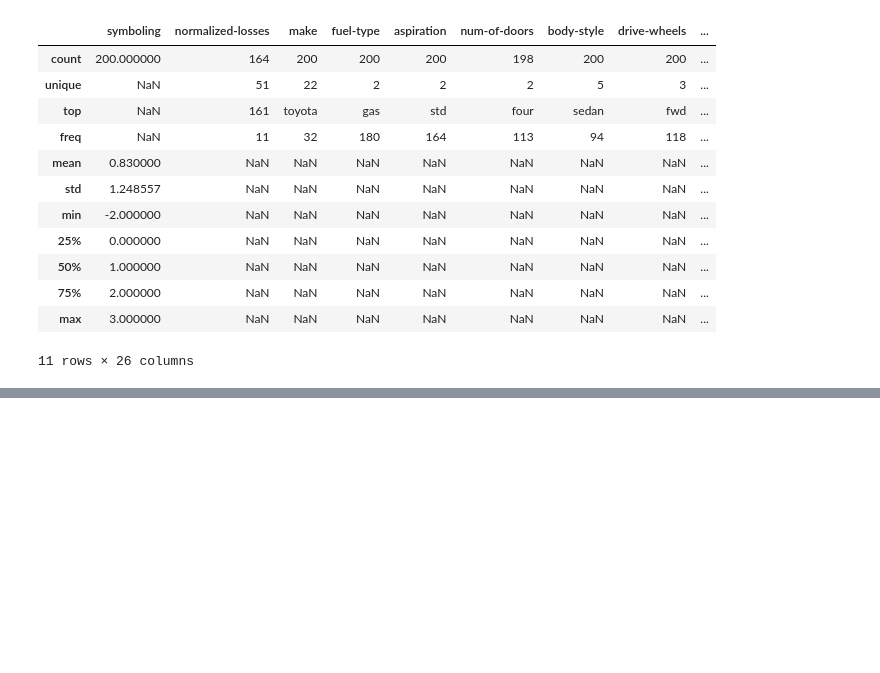
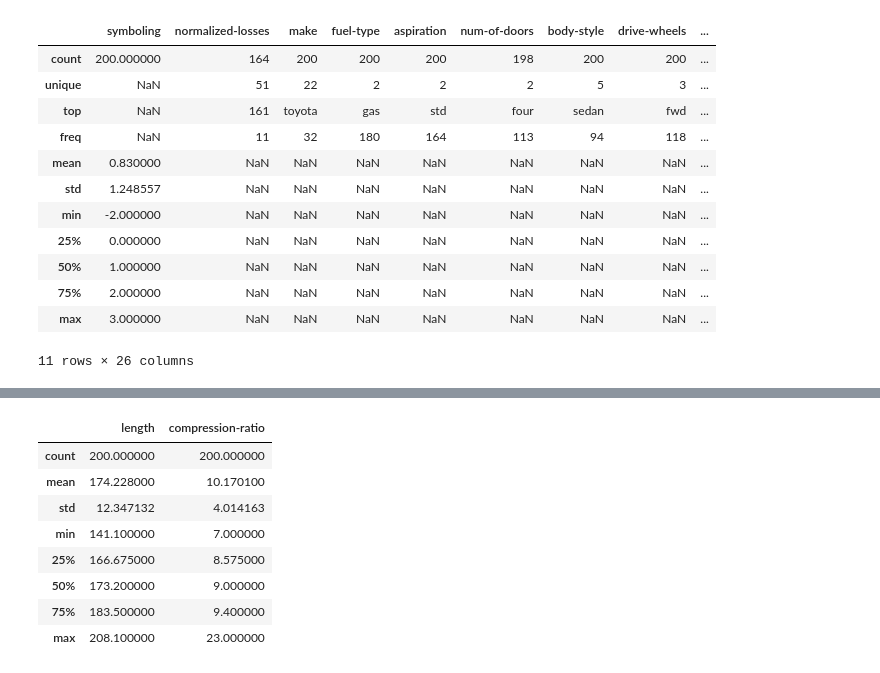
Before and after one commit to YonInsights/Project-8, a Jupyter notebook: Project.8.ipynb, the cells around one changed output, grey strips where cells are left out. Drawn from its saved outputs; the diff is of its cells as text; code cells hidden in the pictures; blank space fills up the shorter version.

```diff
--- a/Project.8.ipynb
+++ b/Project.8.ipynb
@@ -150,0 +163,12 @@ df.describe(include='all')
+# %%
+df[['length', 'compression-ratio']].describe()
+# %% [output]
+|  | length | compression-ratio |
+| count | 200.000000 | 200.000000 |
+| mean | 174.228000 | 10.170100 |
+| std | 12.347132 | 4.014163 |
+| min | 141.100000 | 7.000000 |
+| 25% | 166.675000 | 8.575000 |
+| 50% | 173.200000 | 9.000000 |
+| 75% | 183.500000 | 9.400000 |
+| max | 208.100000 | 23.000000 |
```
Also changed, not shown: parts of 1 cell of this notebook.
